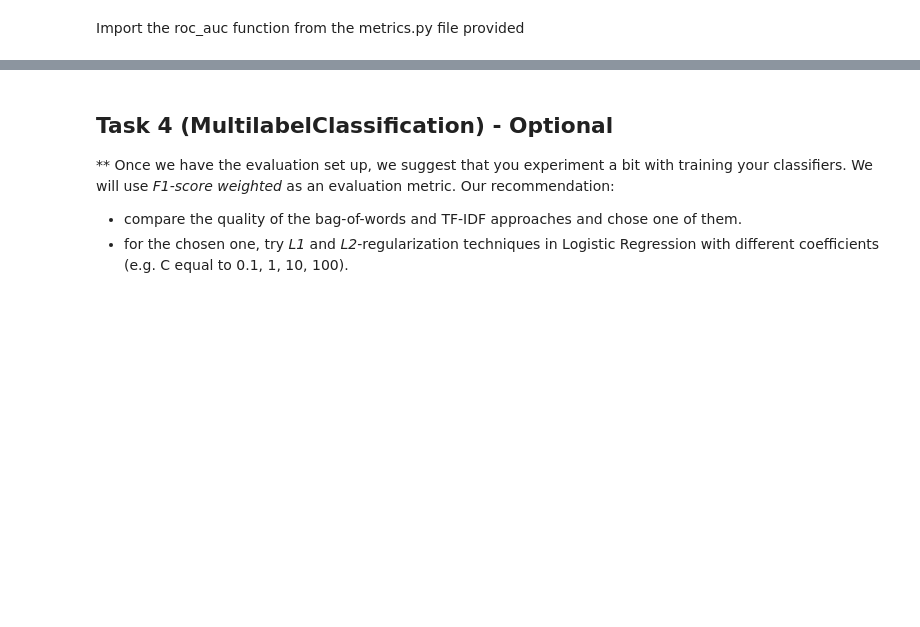
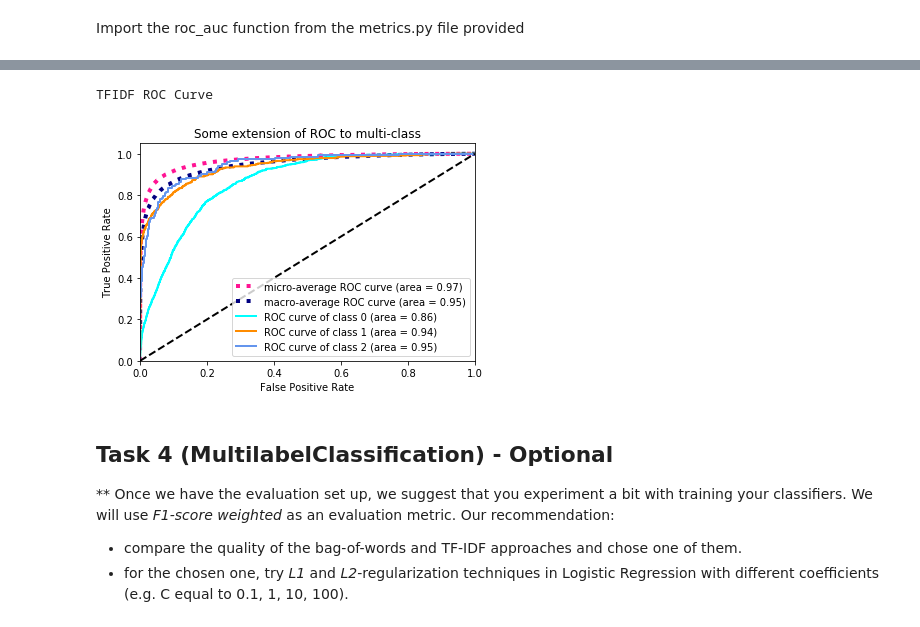
Before and after one commit to GreatLearningAIML1/bangalore-feb-batch-swaraj2204, a Jupyter notebook: Stats_NLP_Project_Questions.ipynb, the cells around one changed output, grey strips where cells are left out. Cells and saved outputs as stored; diff of their text form; code cells hidden in the pictures; blank space fills up the shorter version.

```diff
--- a/Stats_NLP_Project_Questions.ipynb
+++ b/Stats_NLP_Project_Questions.ipynb
@@ -272,7 +281,7 @@ def tfidf_features(X_train, X_val, X_test):
     X_test_tfidf=tfidf_vec.transform(X_test)
     return X_train_tfidf, X_val_tfidf, X_test_tfidf, tfidf_vec.vocabulary_
 # %%
-X_train_tfidf, X_val_tfidf, X_test_tfidf, tfidf_vocab = tfidf_features(train_X, val_X, test_X)
+X_train_tfidf, X_val_tfidf, X_test_tfidf, tfidf_vocab = tfidf_features(X_train, X_val, X_test)
 tfidf_reversed_vocab = {i:word for word,i in tfidf_vocab.items()}
 # %% [markdown]
 Print the index of string "C#" in the vocabulary
@@ -379,3 +404,10 @@ ImportError: cannot import name 'roc_auc'
+# %%
+n_classes = len(tagsFreq.keys())
+print('TFIDF ROC Curve')
+metrics.roc_auc(y_val, y_val_predicted_scores_tfidf, n_classes)
+# %% [output]
+TFIDF ROC Curve
+[figure, added]
 # %% [markdown]
 ## Task 4 (MultilabelClassification) - Optional
 ** Once we have the evaluation set up, we suggest that you experiment a bit with training your classifiers. We will use *F1-score weighted* as an evaluation metric. Our recommendation:
```
Also changed, not shown: parts of 21 cells of this notebook.
